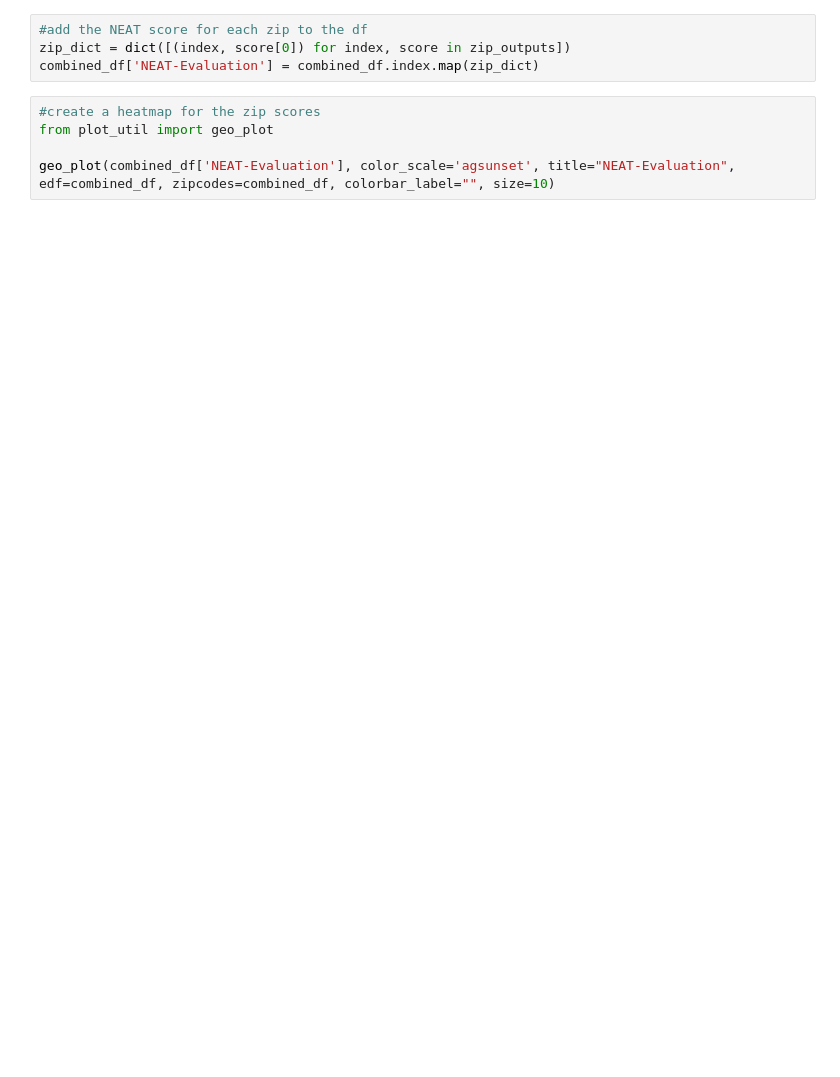
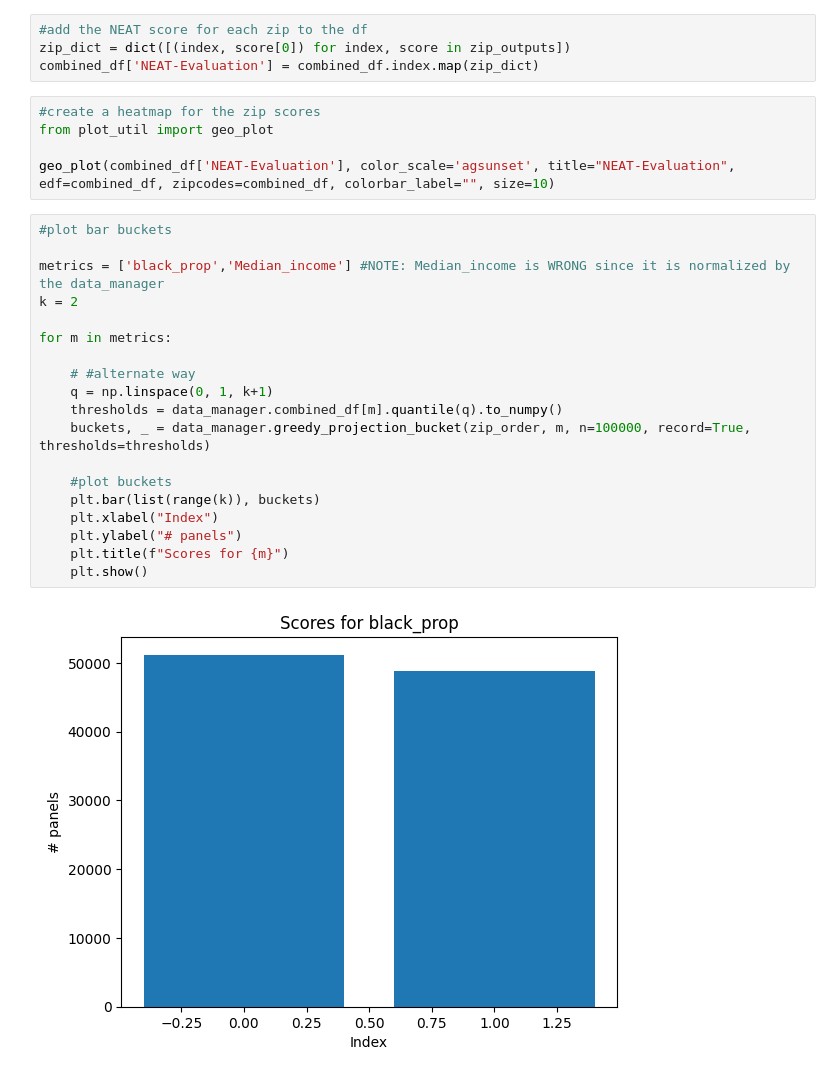
Before and after one commit to escapeprograms/SunSight, a Jupyter notebook: Visualization/neat_visualize.ipynb, the cells around one changed output. Saved outputs shown, nothing was run; the diff lists cells and outputs as text; blank space fills up the shorter version.

Commit message:
racial equity and income equity evaluation metrics

```diff
--- a/Visualization/neat_visualize.ipynb
+++ b/Visualization/neat_visualize.ipynb
@@ -77,3 +77,24 @@ combined_df['NEAT-Evaluation'] = combined_df.index.map(zip_dict)
 from plot_util import geo_plot
 
 geo_plot(combined_df['NEAT-Evaluation'], color_scale='agsunset', title="NEAT-Evaluation", edf=combined_df, zipcodes=combined_df, colorbar_label="", size=10)
+# %%
+#plot bar buckets
+
+metrics = ['black_prop','Median_income'] #NOTE: Median_income is WRONG since it is normalized by the data_manager
+k = 2
+
+for m in metrics:
+
+    # #alternate way
+    q = np.linspace(0, 1, k+1)
+    thresholds = data_manager.combined_df[m].quantile(q).to_numpy()
+    buckets, _ = data_manager.greedy_projection_bucket(zip_order, m, n=100000, record=True, thresholds=thresholds)
+
+    #plot buckets
+    plt.bar(list(range(k)), buckets)
+    plt.xlabel("Index")
+    plt.ylabel("# panels")
+    plt.title(f"Scores for {m}")
+    plt.show()
+# %% [output]
+[figure, added]
```
Also changed, not shown: parts of 4 cells of this notebook, 10 other files.
